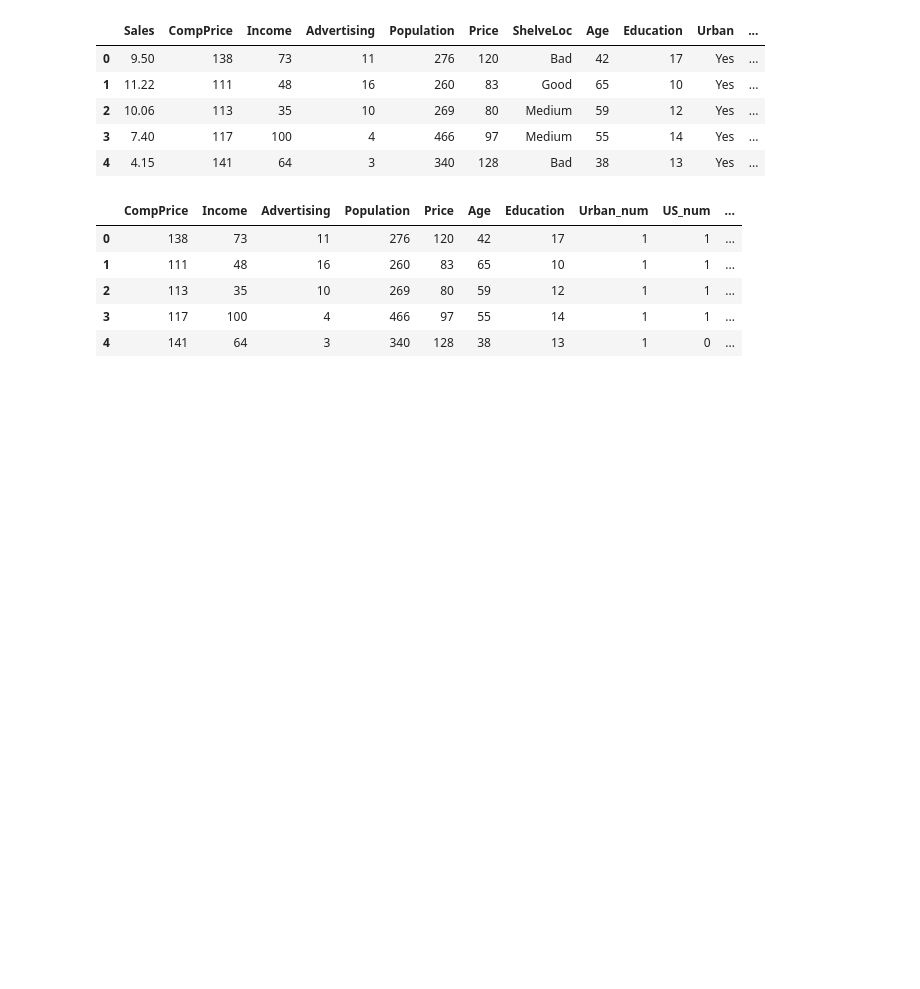
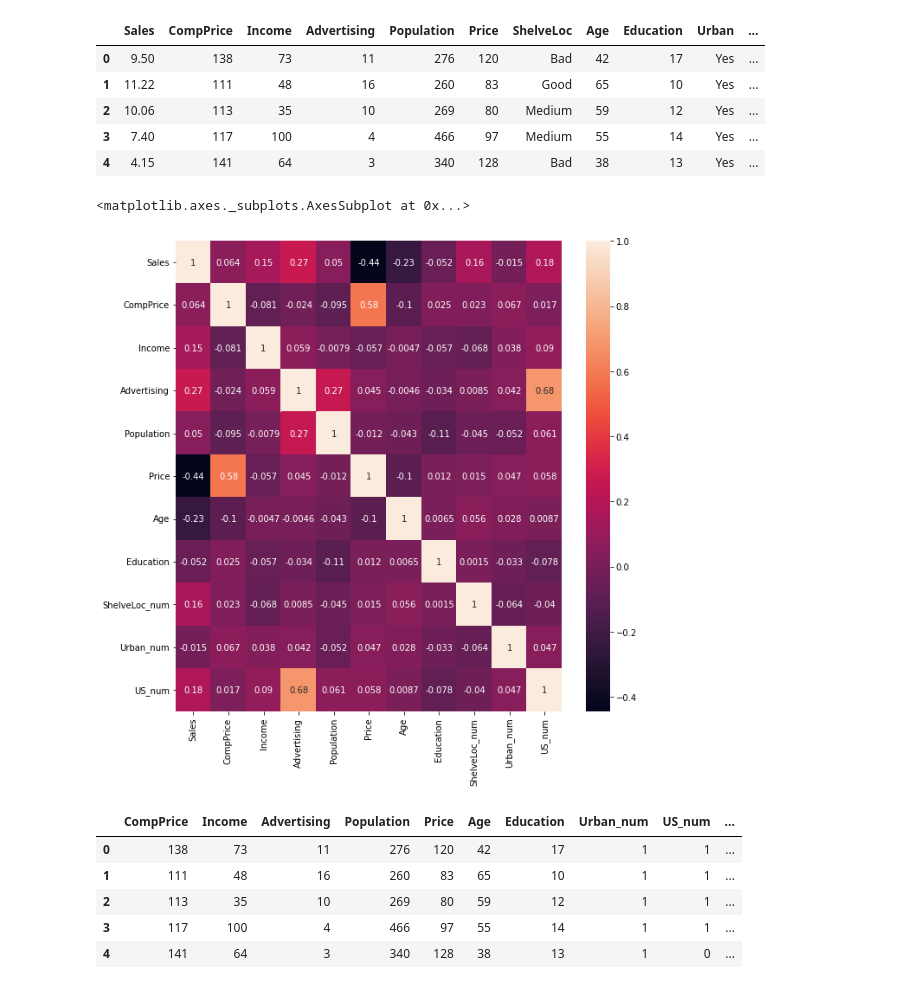
Before and after one commit to renkuntlamahessh/DataScience_Python, a Jupyter notebook: Assignment_11_Random__Forest_Company.ipynb, the cells around one changed output. Cells and saved outputs as stored; diff of their text form; code cells hidden in the pictures; blank space fills up the shorter version.

```diff
--- a/Assignment_11_Random__Forest_Company.ipynb
+++ b/Assignment_11_Random__Forest_Company.ipynb
@@ -31,9 +92,9 @@ company['Sales_Rating'] = pd.cut(company.Sales,bins=[0,3,6,10,14,20],
 # %%
 from sklearn.preprocessing import LabelEncoder
 label= LabelEncoder()
-company1 = company[['ShelveLoc', 'Urban','US']].apply(label.fit_transform)
-company1 = company1.rename(columns={'ShelveLoc':'ShelveLoc_num','Urban':'Urban_num','US':'US_num'})
-company1.head()
+CD1 = CD[['ShelveLoc', 'Urban','US']].apply(label.fit_transform)
+CD1 = CD1.rename(columns={'ShelveLoc':'ShelveLoc_num','Urban':'Urban_num','US':'US_num'})
+CD1.head()
 # %% [output]
 |  | ShelveLoc_num | Urban_num | US_num |
 | 0 | 0 | 1 | 1 |
@@ -42,8 +103,8 @@ company1.head()
 | 3 | 2 | 1 | 1 |
 | 4 | 0 | 1 | 0 |
 # %%
-company = pd.concat([company,company1], axis=1, sort=False)
-company.head()
+CD = pd.concat([CD,CD1], axis=1, sort=False)
+CD.head()
 # %% [output]
 |  | Sales | CompPrice | Income | Advertising | Population | Price | ShelveLoc | Age | Education | Urban | ... |
 | 0 | 9.50 | 138 | 73 | 11 | 276 | 120 | Bad | 42 | 17 | Yes | ... |
@@ -51,4 +112,12 @@ company.head()
 | 2 | 10.06 | 113 | 35 | 10 | 269 | 80 | Medium | 59 | 12 | Yes | ... |
 | 3 | 7.40 | 117 | 100 | 4 | 466 | 97 | Medium | 55 | 14 | Yes | ... |
 | 4 | 4.15 | 141 | 64 | 3 | 340 | 128 | Bad | 38 | 13 | Yes | ... |
+# %%
+corr = CD.corr()
+# %%
+plt.figure(figsize=(10,10))
+sns.heatmap(corr,annot=True)
+# %% [output]
+<matplotlib.axes._subplots.AxesSubplot at 0x...>
+[figure, added]
 # %%
```
Also changed, not shown: parts of 21 cells of this notebook.
